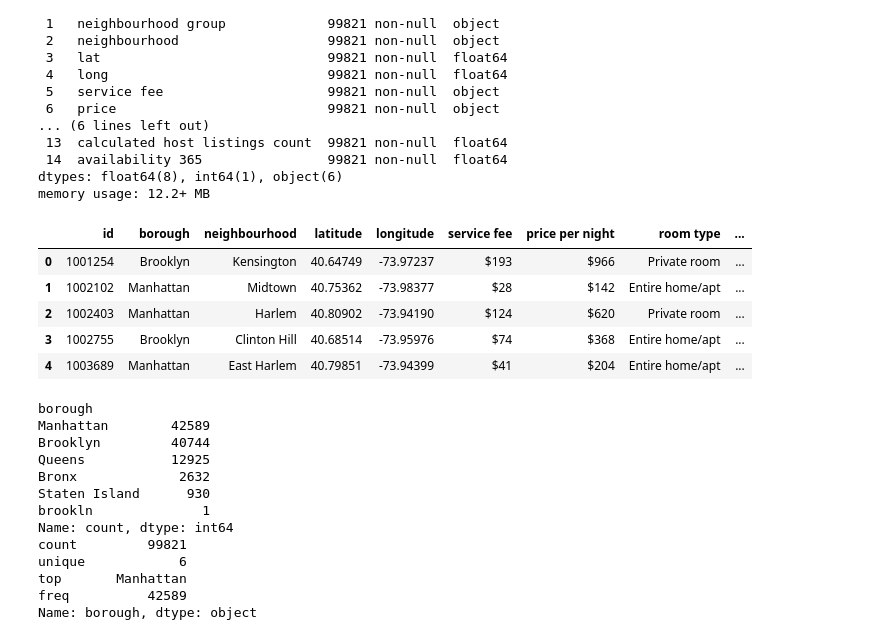
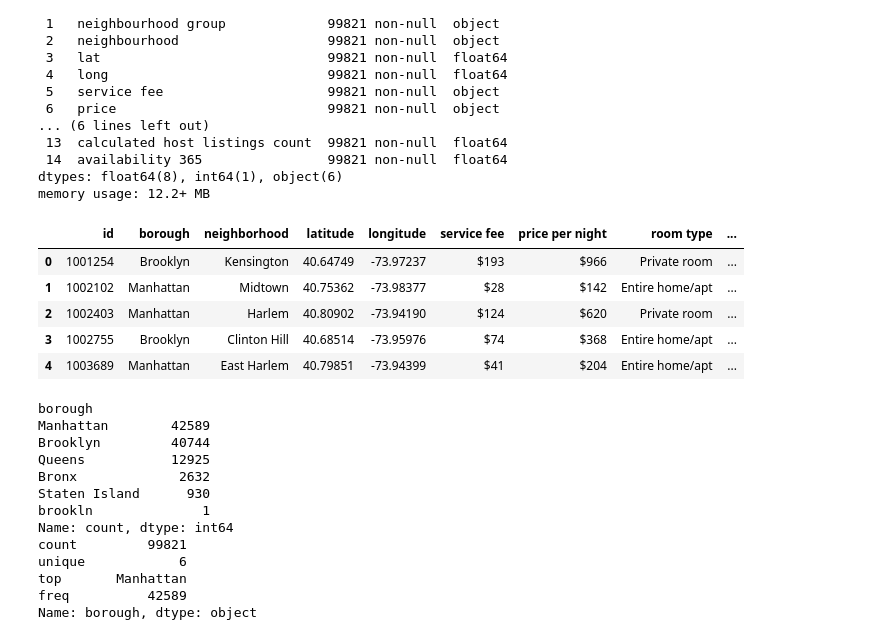
Before and after one commit to nickbartram/team6_project, a Jupyter notebook: main.ipynb, the cells around one changed output. Cells and saved outputs as stored; diff of their text form; code cells hidden in the pictures.

```diff
--- a/main.ipynb
+++ b/main.ipynb
@@ -150,12 +151,12 @@ memory usage: 12.2+ MB
 # %%
 # Rename columns name for clarity
 
-clean_df = clean_df.rename(columns={'neighbourhood group': 'borough', 'lat': 'latitude', 'long': 'longitude',
+clean_df = clean_df.rename(columns={'neighbourhood group': 'borough', 'neighbourhood': 'neighborhood', 'lat': 'latitude', 'long': 'longitude',
                                     'price': 'price per night', 'cancellation_policy': 'cancellation policy',
                                     'Construction year': 'construction year', 'availability 365': 'days available per year'})
 clean_df.head()
 # %% [output]
-|  | id | borough | neighbourhood | latitude | longitude | service fee | price per night | room type | ... |
+|  | id | borough | neighborhood | latitude | longitude | service fee | price per night | room type | ... |
 | 0 | 1001254 | Brooklyn | Kensington | 40.64749 | -73.97237 | $193 | $966 | Private room | ... |
 | 1 | 1002102 | Manhattan | Midtown | 40.75362 | -73.98377 | $28 | $142 | Entire home/apt | ... |
 | 2 | 1002403 | Manhattan | Harlem | 40.80902 | -73.94190 | $124 | $620 | Private room | ... |
```
Also changed, not shown: parts of 19 cells of this notebook, 3 other files.
